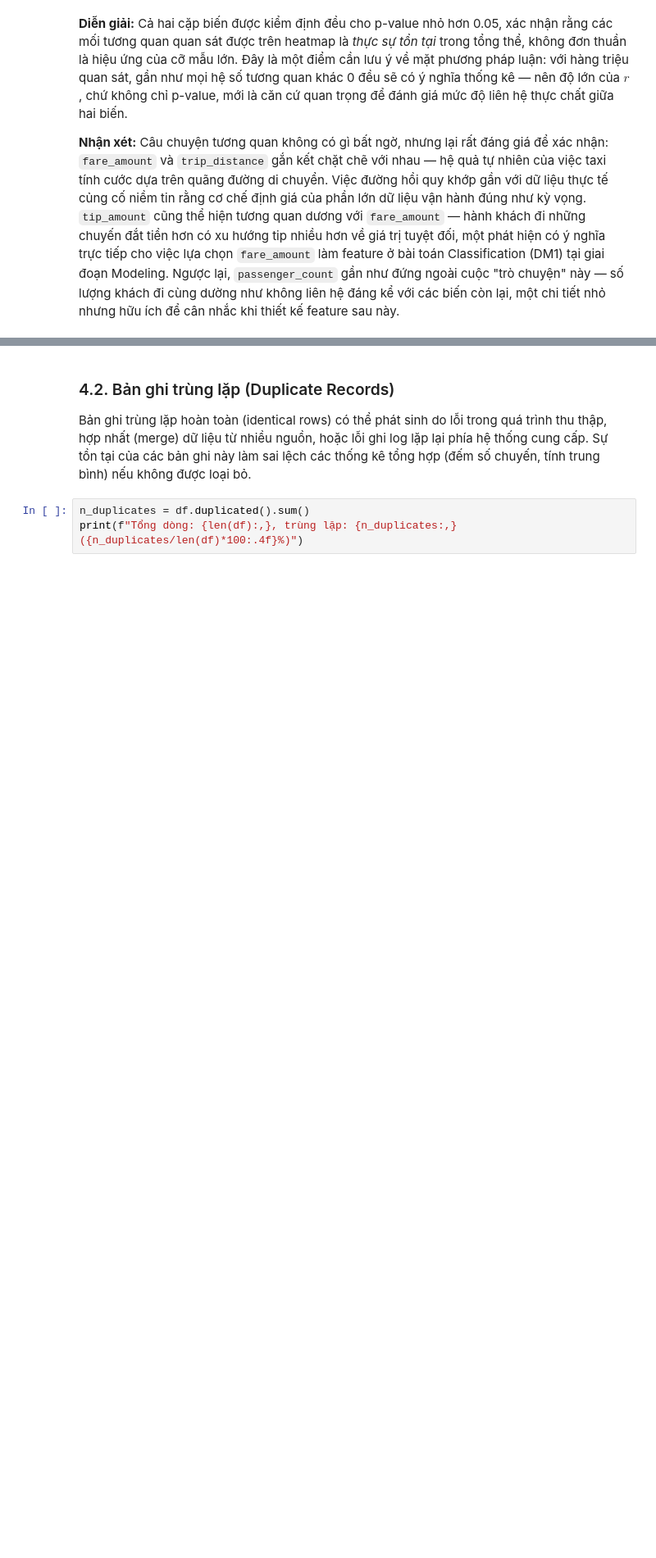
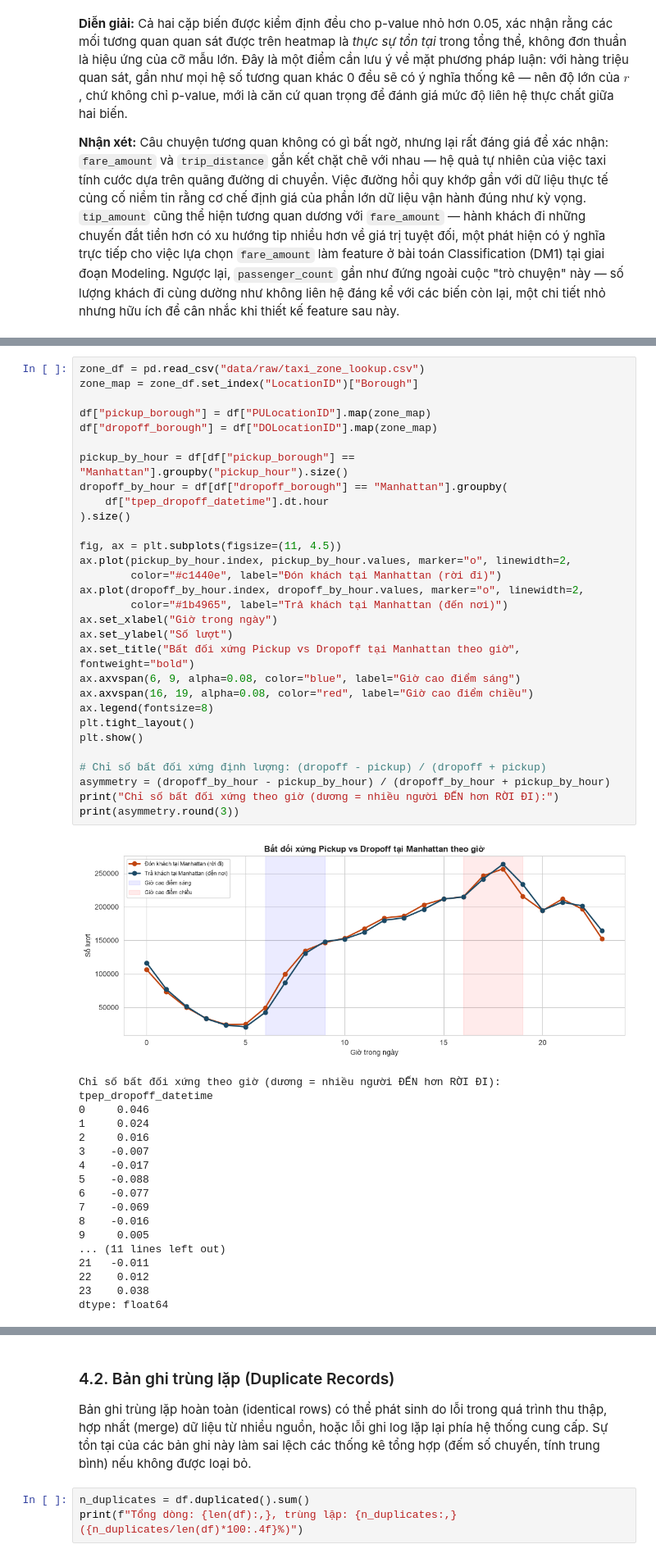
Before and after one commit to NgoTuanTuns/NYC-taxi_Data-Mining, a Jupyter notebook: Data_Understanding.ipynb, the cells around one changed output, grey strips where cells are left out. Shown at 82% size. Cells and saved outputs as stored; diff of their text form; blank space fills up the shorter version.

```diff
--- a/Data_Understanding.ipynb
+++ b/Data_Understanding.ipynb
@@ -416,0 +452,49 @@ plt.show()
+# %%
+zone_df = pd.read_csv("data/raw/taxi_zone_lookup.csv")
+zone_map = zone_df.set_index("LocationID")["Borough"]
+
+df["pickup_borough"] = df["PULocationID"].map(zone_map)
+df["dropoff_borough"] = df["DOLocationID"].map(zone_map)
+
+pickup_by_hour = df[df["pickup_borough"] == "Manhattan"].groupby("pickup_hour").size()
+dropoff_by_hour = df[df["dropoff_borough"] == "Manhattan"].groupby(
+    df["tpep_dropoff_datetime"].dt.hour
+).size()
+
+fig, ax = plt.subplots(figsize=(11, 4.5))
+ax.plot(pickup_by_hour.index, pickup_by_hour.values, marker="o", linewidth=2,
+        color="#c1440e", label="Đón khách tại Manhattan (rời đi)")
+ax.plot(dropoff_by_hour.index, dropoff_by_hour.values, marker="o", linewidth=2,
+        color="#1b4965", label="Trả khách tại Manhattan (đến nơi)")
+ax.set_xlabel("Giờ trong ngày")
+ax.set_ylabel("Số lượt")
+ax.set_title("Bất đối xứng Pickup vs Dropoff tại Manhattan theo giờ", fontweight="bold")
+ax.axvspan(6, 9, alpha=0.08, color="blue", label="Giờ cao điểm sáng")
+ax.axvspan(16, 19, alpha=0.08, color="red", label="Giờ cao điểm chiều")
+ax.legend(fontsize=8)
+plt.tight_layout()
+plt.show()
+
+# Chỉ số bất đối xứng định lượng: (dropoff - pickup) / (dropoff + pickup)
+asymmetry = (dropoff_by_hour - pickup_by_hour) / (dropoff_by_hour + pickup_by_hour)
+print("Chỉ số bất đối xứng theo giờ (dương = nhiều người ĐẾN hơn RỜI ĐI):")
+print(asymmetry.round(3))
+# %% [output]
+[figure, added]
+Chỉ số bất đối xứng theo giờ (dương = nhiều người ĐẾN hơn RỜI ĐI):
+tpep_dropoff_datetime
+0     0.046
+1     0.024
+2     0.016
+3    -0.007
+4    -0.017
+5    -0.088
+6    -0.077
+7    -0.069
+8    -0.016
+9     0.005
+... (11 lines left out)
+21   -0.011
+22    0.012
+23    0.038
+dtype: float64
```
Also changed, not shown: parts of 20 cells of this notebook, 4 other files.
